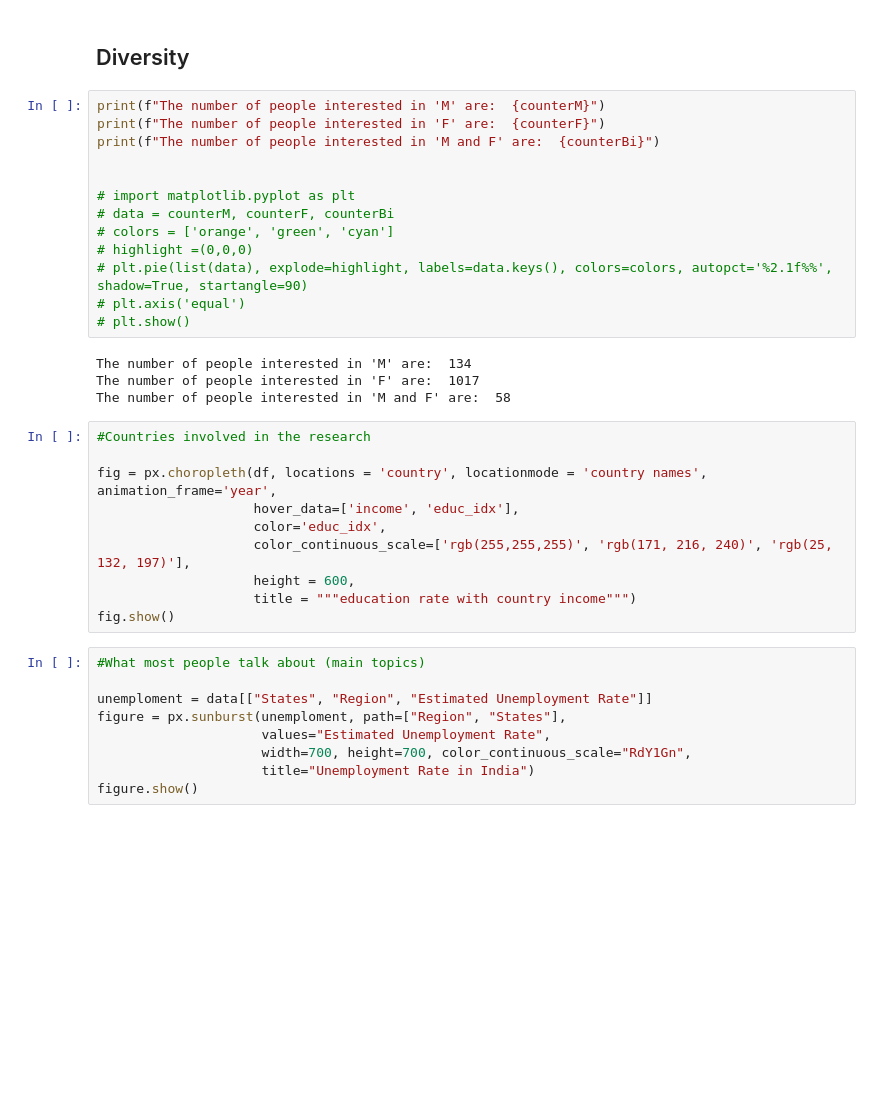
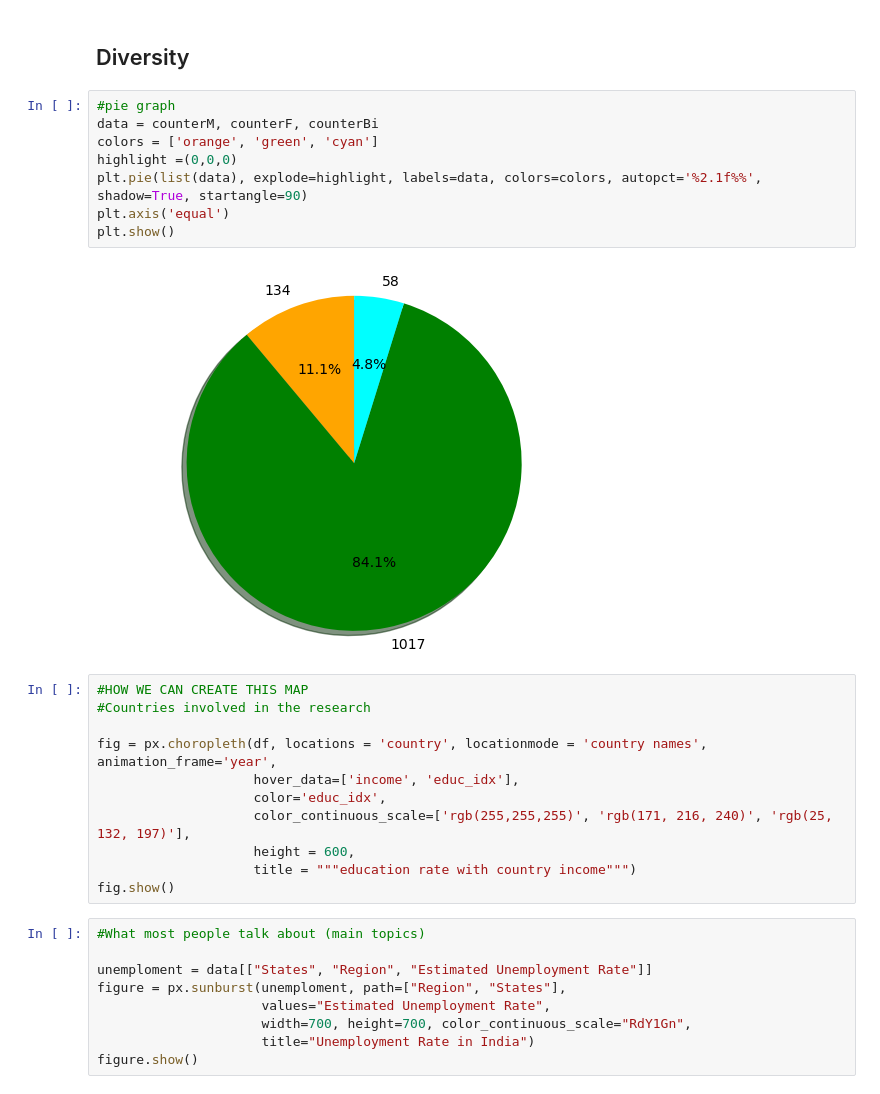
Before and after one commit to laura-DGM/dataAnalytics, a Jupyter notebook: projects/tinder/workingNoteBook.ipynb, the cells around one changed output. Saved outputs shown, nothing was run; the diff lists cells and outputs as text; blank space fills up the shorter version.

```diff
--- a/projects/tinder/workingNoteBook.ipynb
+++ b/projects/tinder/workingNoteBook.ipynb
@@ -406,23 +426,17 @@ allBirthDates
 # %% [markdown]
 ## Diversity
 # %%
-print(f"The number of people interested in 'M' are:  {counterM}")
-print(f"The number of people interested in 'F' are:  {counterF}")
-print(f"The number of people interested in 'M and F' are:  {counterBi}")
-
-
-# import matplotlib.pyplot as plt
-# data = counterM, counterF, counterBi
-# colors = ['orange', 'green', 'cyan']
-# highlight =(0,0,0)
-# plt.pie(list(data), explode=highlight, labels=data.keys(), colors=colors, autopct='%2.1f%%', shadow=True, startangle=90)
-# plt.axis('equal')
-# plt.show()
+#pie graph
+data = counterM, counterF, counterBi
+colors = ['orange', 'green', 'cyan']
+highlight =(0,0,0)
+plt.pie(list(data), explode=highlight, labels=data, colors=colors, autopct='%2.1f%%', shadow=True, startangle=90)
+plt.axis('equal')
+plt.show()
 # %% [output]
-The number of people interested in 'M' are:  134
-The number of people interested in 'F' are:  1017
-The number of people interested in 'M and F' are:  58
+[figure, added]
 # %%
+#HOW WE CAN CREATE THIS MAP
 #Countries involved in the research
 
 fig = px.choropleth(df, locations = 'country', locationmode = 'country names', animation_frame='year',
```
Also changed, not shown: parts of 33 cells of this notebook.
